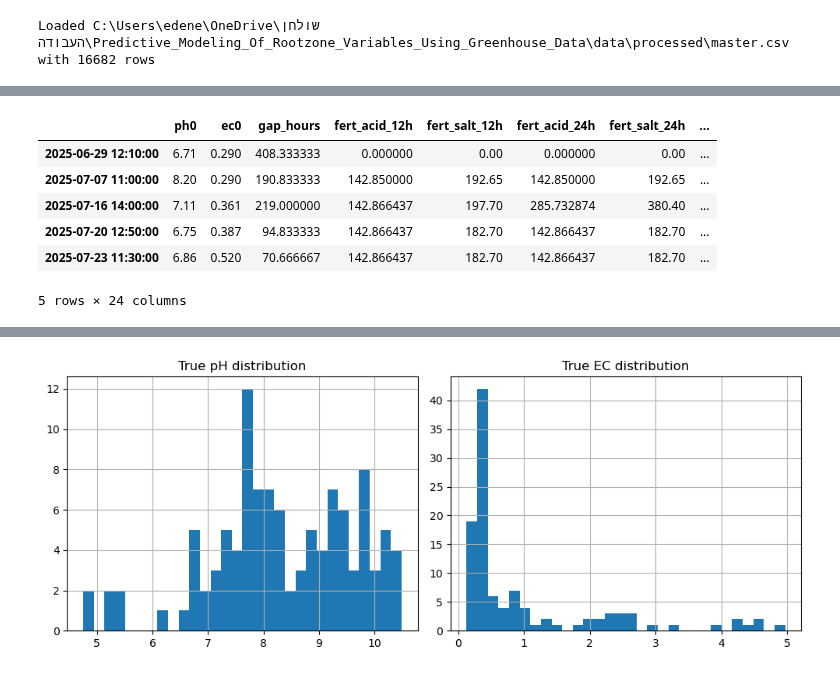
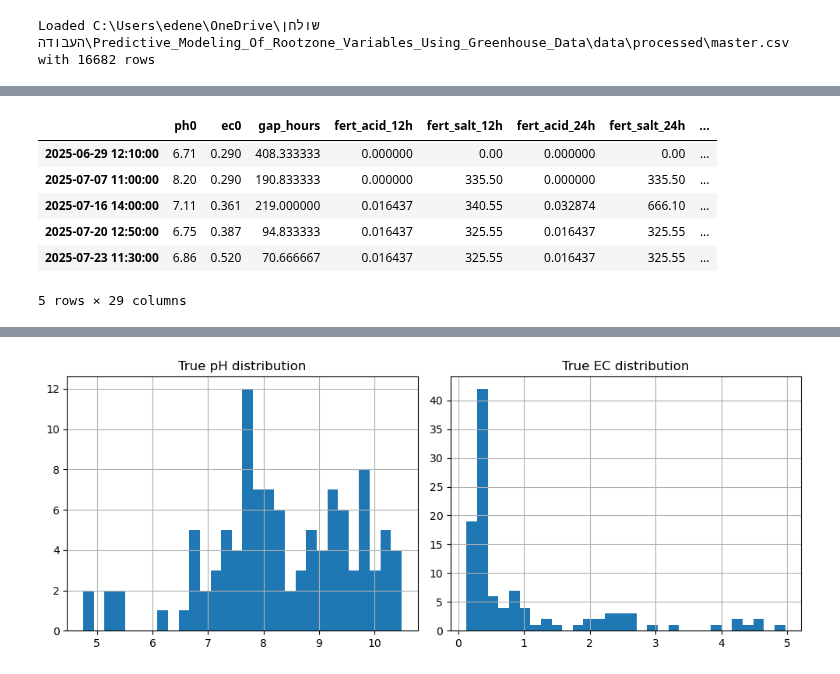
Before and after one commit to EliyahuEden/Predictive_Modeling_Of_Rootzone_Variables_Using_Greenhouse_Data, a Jupyter notebook: scripts/Continuous_Rootzone_Model.ipynb, the cells around one changed output, grey strips where cells are left out. Drawn from its saved outputs; the diff is of its cells as text; code cells hidden in the pictures.

```diff
--- a/scripts/Continuous_Rootzone_Model.ipynb
+++ b/scripts/Continuous_Rootzone_Model.ipynb
@@ -81,10 +81,6 @@ Loaded C:\Users\edene\OneDrive\שולחן העבודה\Predictive_Modeling_Of_Ro
 # %%
 # Dynamic feature extraction for continuous anchor->current simulation.
 master_df = df.copy().sort_index()
-exclude_from_ts = pd.Timestamp('2025-09-18 23:59:59')
-master_df = master_df.loc[master_df.index <= exclude_from_ts].copy()
-print('Filtered data from', exclude_from_ts, 'backward. Remaining rows:', len(master_df))
-
 
 # Fertilizer dose columns used across rolling windows.
 FERT_DOSE_COLS = [
@@ -121,11 +117,12 @@ def _get_fert_any(frame: pd.DataFrame) -> pd.Series:
     return pd.Series(0.0, index=frame.index)
 
 
-ACID_FERTS = ['Ammonium Nitrate [mg] -NH4NO3', 'Phosphoric acid[mg]-H3PO4']
+ACID_FERTS = ['Phosphoric acid[mg]-H3PO4']
 SALT_FERTS = [
     'Monopotassium Phosphate[mg] -KH2PO4',
     'Potassium Chloride[mg] - KCL',
     'Kortin [mg]',
+    'Ammonium Nitrate [mg] -NH4NO3',
     'Gypsum - CaSO4*2H2O [mg]'
 ]
 
@@ -180,6 +177,13 @@ def get_features_for_row(master_df: pd.DataFrame, anchor_idx: pd.Timestamp, curr
     fert_idx = fert_hist[fert_hist > 0].index
     hours_since_last_fert_t1 = float((t1 - fert_idx.max()).total_seconds() / 3600.0) if len(fert_idx) > 0 else np.nan
 
+    et0_sum_seg = float(_to_num(seg['ET0']).sum()) if 'ET0' in seg.columns else 0.0
+    irrigation_surplus = irr_ml_sum_24h - et0_sum_seg
+    canopy = float(_to_num(seg['canopy_cover']).mean()) if 'canopy_cover' in seg.columns else 0.0
+    fert_salt_concentration_24h = fert_salt_24h / (irr_ml_sum_24h + 1.0)
+    total_fert_12h = fert_acid_12h + fert_salt_12h
+    fert_intensity = total_fert_12h / (gap_hours + 1e-3)
+
     return {
         'ph0': ph0, 'ec0': ec0, 'gap_hours': gap_hours,
         'fert_acid_12h': fert_acid_12h,
@@ -197,7 +201,12 @@ def get_features_for_row(master_df: pd.DataFrame, anchor_idx: pd.Timestamp, curr
         'soil_temp_mean': float(_to_num(seg['soil_temp_pred']).mean()) if 'soil_temp_pred' in seg.columns else 0.0,
         'ET0_sum_per_hour': float(_to_num(seg['ET0']).sum() / gap_hours) if gap_hours > 0 else 0.0,
         'hrs_since_last_irrig_t1': hrs_since_last_irrig_t1,
-        'hours_since_last_fert_t1': hours_since_last_fert_t1
+        'hours_since_last_fert_t1': hours_since_last_fert_t1,
+        'irrigation_surplus': irrigation_surplus,
+        'canopy': canopy,
+        'fert_salt_concentration_24h': fert_salt_concentration_24h,
+        'total_fert_12h': total_fert_12h,
+        'fert_intensity': fert_intensity,
     }
 
 
@@ -232,10 +240,10 @@ Built diagnostic ds: 101 | features: 19
 |  | ph0 | ec0 | gap_hours | fert_acid_12h | fert_salt_12h | fert_acid_24h | fert_salt_24h | ... |
 | 2025-06-29 12:10:00 | 6.71 | 0.290 | 408.333333 | 0.000000 | 0.00 | 0.000000 | 0.00 | ... |
-| 2025-07-07 11:00:00 | 8.20 | 0.290 | 190.833333 | 142.850000 | 192.65 | 142.850000 | 192.65 | ... |
-| 2025-07-16 14:00:00 | 7.11 | 0.361 | 219.000000 | 142.866437 | 197.70 | 285.732874 | 380.40 | ... |
-| 2025-07-20 12:50:00 | 6.75 | 0.387 | 94.833333 | 142.866437 | 182.70 | 142.866437 | 182.70 | ... |
-| 2025-07-23 11:30:00 | 6.86 | 0.520 | 70.666667 | 142.866437 | 182.70 | 142.866437 | 182.70 | ... |
+| 2025-07-07 11:00:00 | 8.20 | 0.290 | 190.833333 | 0.000000 | 335.50 | 0.000000 | 335.50 | ... |
+| 2025-07-16 14:00:00 | 7.11 | 0.361 | 219.000000 | 0.016437 | 340.55 | 0.032874 | 666.10 | ... |
+| 2025-07-20 12:50:00 | 6.75 | 0.387 | 94.833333 | 0.016437 | 325.55 | 0.016437 | 325.55 | ... |
+| 2025-07-23 11:30:00 | 6.86 | 0.520 | 70.666667 | 0.016437 | 325.55 | 0.016437 | 325.55 | ... |
-5 rows × 24 columns
+5 rows × 29 columns
 # %%
 # Quick visuals before modeling.
 
```
Also changed, not shown: parts of 5 cells of this notebook, 2 other files.
